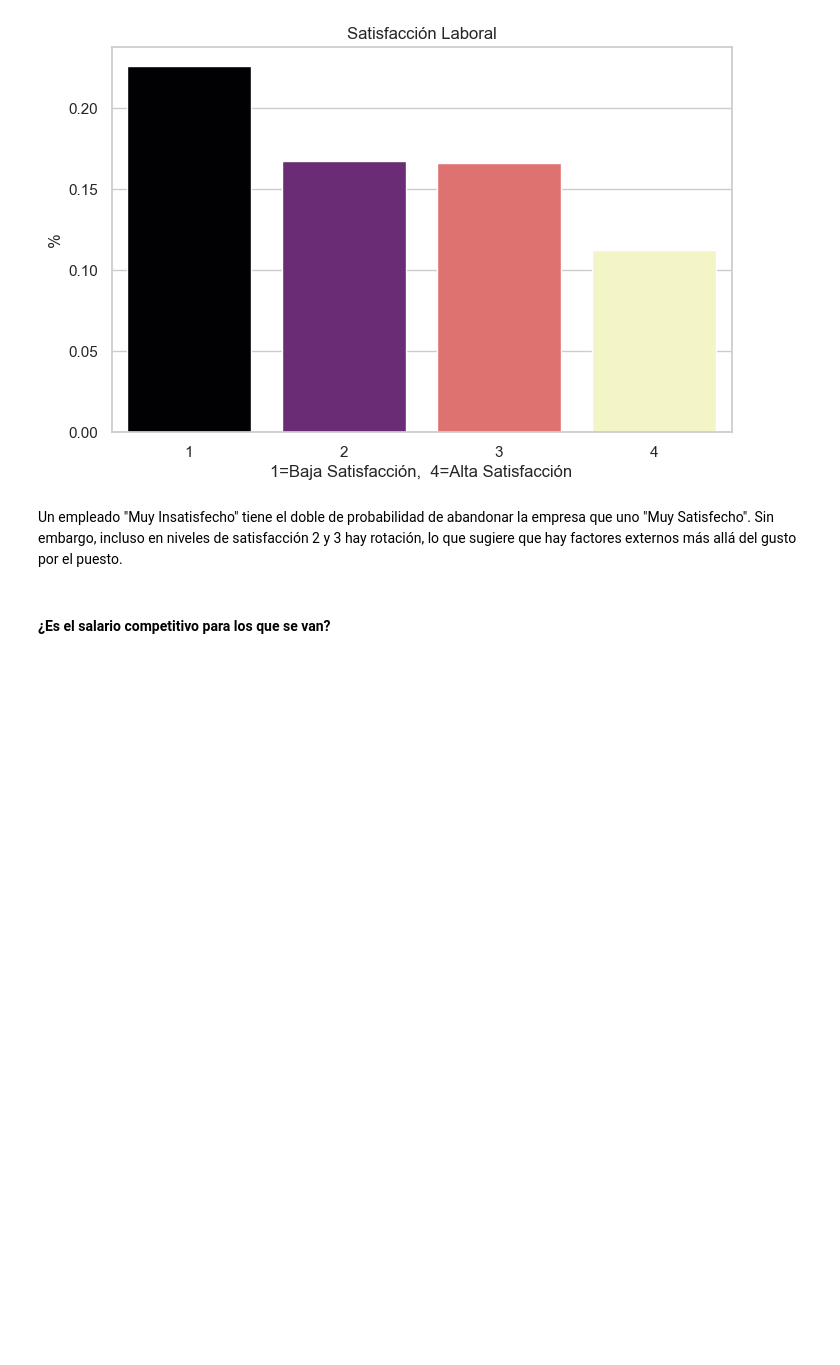
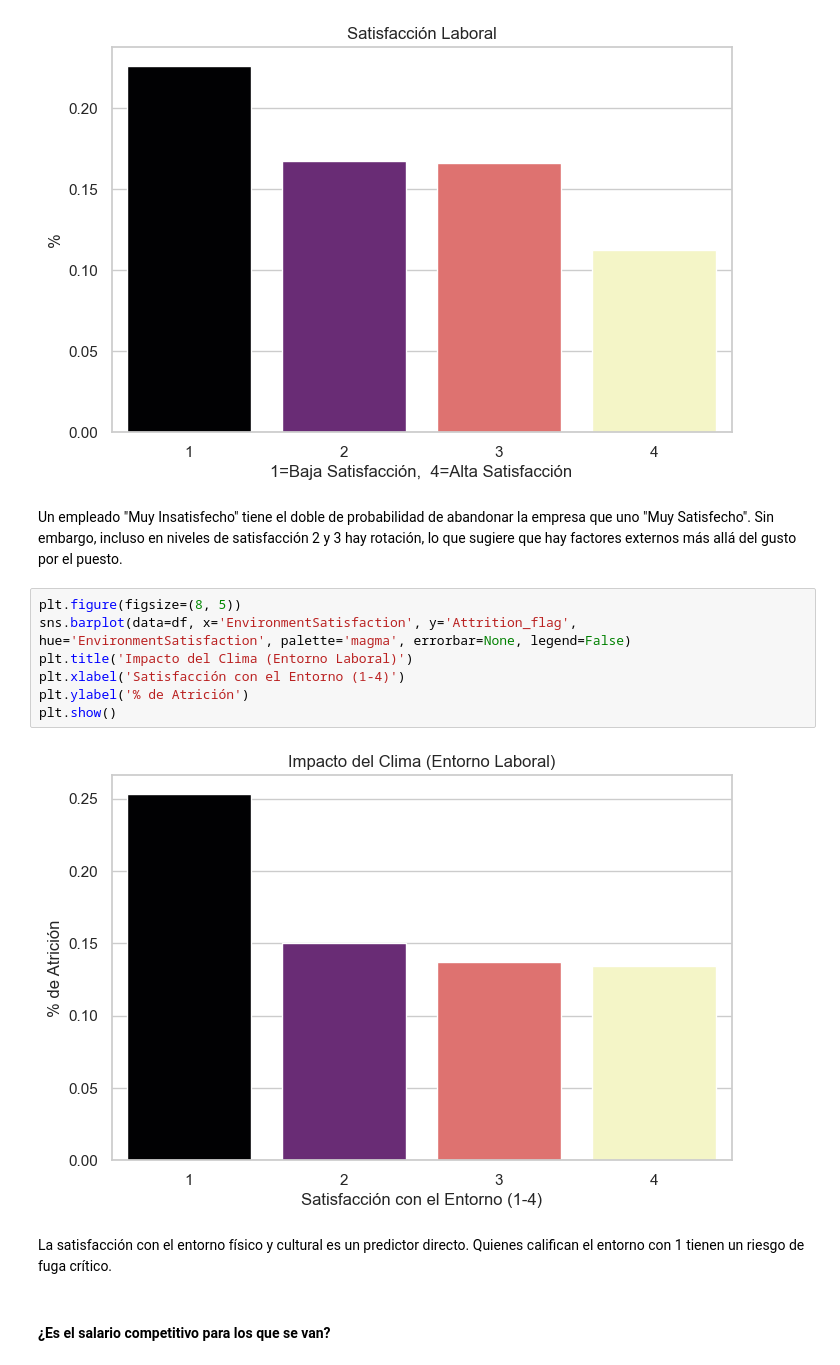
Before and after one commit to Ruthpsegovia/proyecto-da-promo-59-modulo-3-team-2, a Jupyter notebook: Visualizaciones/Visual_Storytelling.ipynb, the cells around one changed output. Cells and saved outputs as stored; diff of their text form; blank space fills up the shorter version.

```diff
--- a/Visualizaciones/Visual_Storytelling.ipynb
+++ b/Visualizaciones/Visual_Storytelling.ipynb
@@ -77,6 +91,17 @@ plt.show(True)
 [figure]
 # %% [markdown]
 Un empleado "Muy Insatisfecho" tiene el doble de probabilidad de abandonar la empresa que uno "Muy Satisfecho". Sin embargo, incluso en niveles de satisfacción 2 y 3 hay rotación, lo que sugiere que hay factores externos más allá del gusto por el puesto.
+# %%
+plt.figure(figsize=(8, 5))
+sns.barplot(data=df, x='EnvironmentSatisfaction', y='Attrition_flag', hue='EnvironmentSatisfaction', palette='magma', errorbar=None, legend=False)
+plt.title('Impacto del Clima (Entorno Laboral)')
+plt.xlabel('Satisfacción con el Entorno (1-4)')
+plt.ylabel('% de Atrición')
+plt.show()
+# %% [output]
+[figure, added]
+# %% [markdown]
+La satisfacción con el entorno físico y cultural es un predictor directo. Quienes califican el entorno con 1 tienen un riesgo de fuga crítico.
 # %% [markdown]
 #### ¿Es el salario competitivo para los que se van?
 # %%
```
Also changed, not shown: parts of 8 cells of this notebook.
